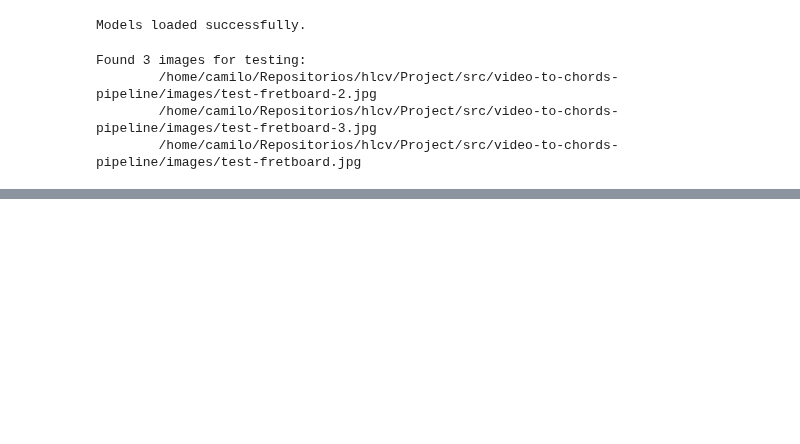
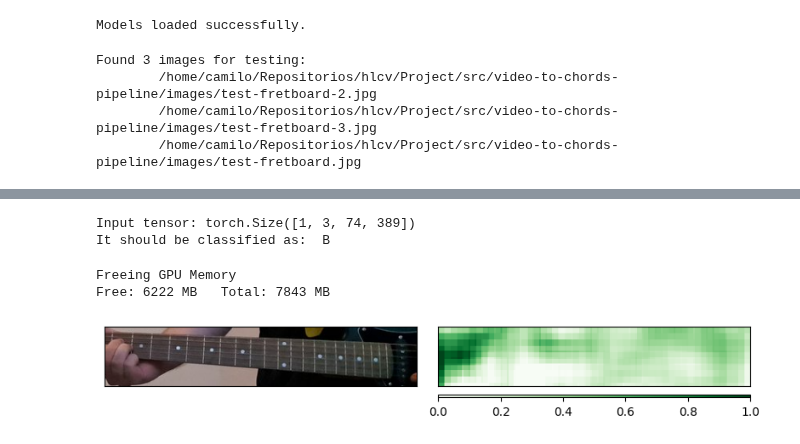
Before and after one commit to dhimitriosduka1/hlcv, a Jupyter notebook: Project/src/video-to-chords-pipeline/pipeline.ipynb, the cells around one changed output, grey strips where cells are left out. Cells and saved outputs as stored; diff of their text form; code cells hidden in the pictures; blank space fills up the shorter version.

```diff
--- a/Project/src/video-to-chords-pipeline/pipeline.ipynb
+++ b/Project/src/video-to-chords-pipeline/pipeline.ipynb
@@ -253,0 +106,41 @@ IndexError: too many indices for tensor of dimension 2
+# %%
+label2id = utils.invert_dict(chord_clf_model.config.id2label)
+# %%
+wrapped_model = utils.ClassificationModelWrapper(chord_clf_model).to("cuda")
+# %%
+input_tensor = utils.HWC_to_CHW(extracted_fretboard, add_batch_dim=True) # test_image or extracted_fretboard
+input_tensor.requires_grad = True
+
+strides = (3, 8, 8)
+sliding_window_shapes=(3, 30, 30)
+
+EXPECTED_CHORD = "B"
+
+input_tensor = input_tensor.to("cuda")
+print("Input tensor:", input_tensor.shape)
+print("It should be classified as: ", EXPECTED_CHORD)
+# %% [output]
+Input tensor: torch.Size([1, 3, 74, 389])
+It should be classified as:  B
+# %%
+utils.clean_cache()
+
+# Wrap your model
+occlusion = Occlusion(wrapped_model)
+
+attributions_occ = occlusion.attribute(
+    input_tensor, strides=strides, target=label2id[EXPECTED_CHORD], sliding_window_shapes=sliding_window_shapes, baselines=0
+)
+
+_ = viz.visualize_image_attr_multiple(
+    np.transpose(attributions_occ.squeeze().cpu().detach().numpy(), (1, 2, 0)),
+    input_tensor.squeeze().cpu().detach().numpy().transpose(1, 2, 0),
+    ["original_image", "heat_map"],
+    ["all", "positive"],
+    show_colorbar=True,
+    outlier_perc=2,
+)
+# %% [output]
+Freeing GPU Memory
+Free: 6222 MB   Total: 7843 MB
+[figure, added]
```
Also changed, not shown: parts of 7 cells of this notebook, 1 other file.
